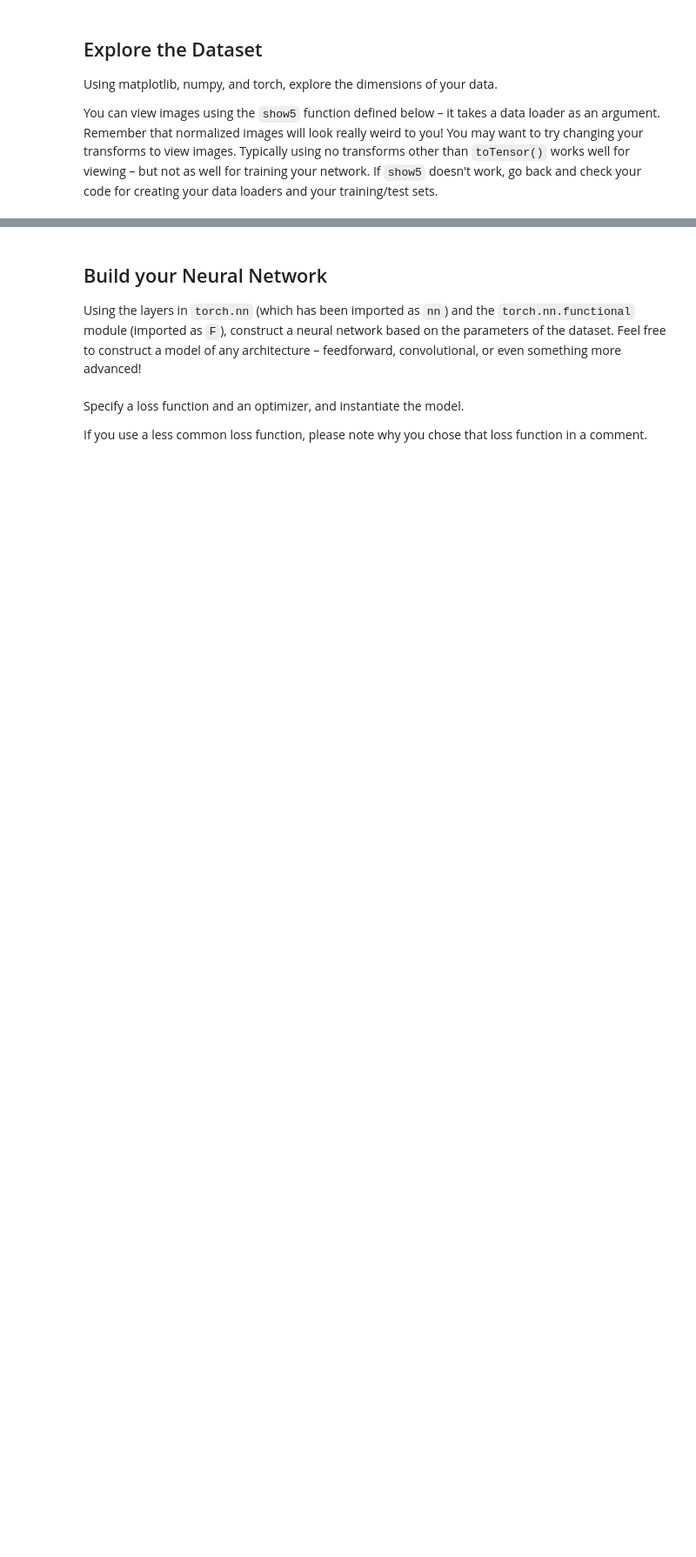
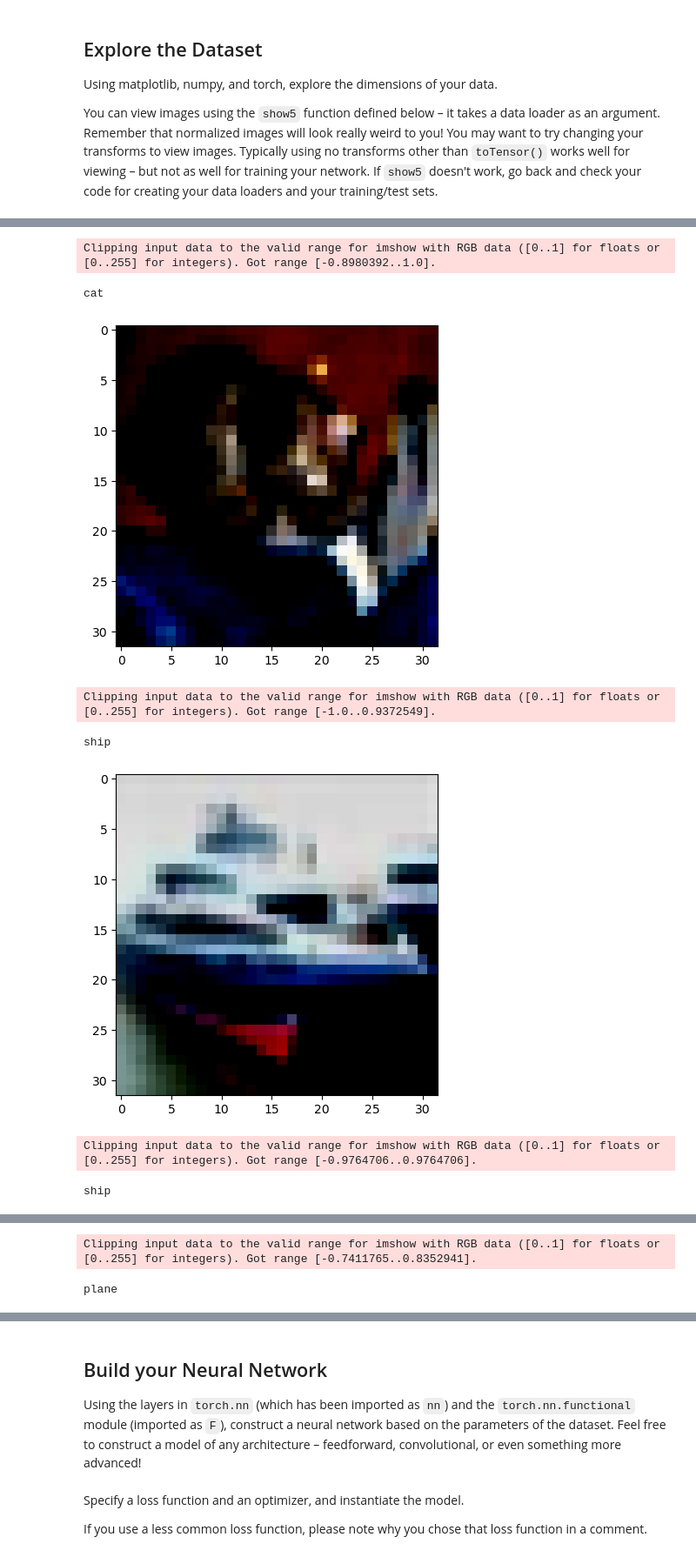
Before and after one commit to ashleydonohoe/cifar-10_image_classifier, a Jupyter notebook: CIFAR-10_Image_Classifier-STARTER.ipynb, the cells around one changed output, grey strips where cells are left out. Shown at 87% size. Cells and saved outputs as stored; diff of their text form; code cells hidden in the pictures; blank space fills up the shorter version.

```diff
--- a/CIFAR-10_Image_Classifier-STARTER.ipynb
+++ b/CIFAR-10_Image_Classifier-STARTER.ipynb
@@ -98,0 +116,12 @@ def show5(img_loader):
+# %%
+# Show 5 images from the test set with their labels
+show5(img_loader=testloader)
+# %% [output]
+Clipping input data to the valid range for imshow with RGB data ([0..1] for floats or [0..255] for integers). Got range [-0.8980392..1.0].
+cat
+[figure, added]
+Clipping input data to the valid range for imshow with RGB data ([0..1] for floats or [0..255] for integers). Got range [-1.0..0.9372549].
+ship
+[figure, added]
+Clipping input data to the valid range for imshow with RGB data ([0..1] for floats or [0..255] for integers). Got range [-0.9764706..0.9764706].
+ship
@@ -98,0 +129,2 @@ def show5(img_loader):
+Clipping input data to the valid range for imshow with RGB data ([0..1] for floats or [0..255] for integers). Got range [-0.7411765..0.8352941].
+plane
```
Also changed, not shown: parts of 5 cells of this notebook.
